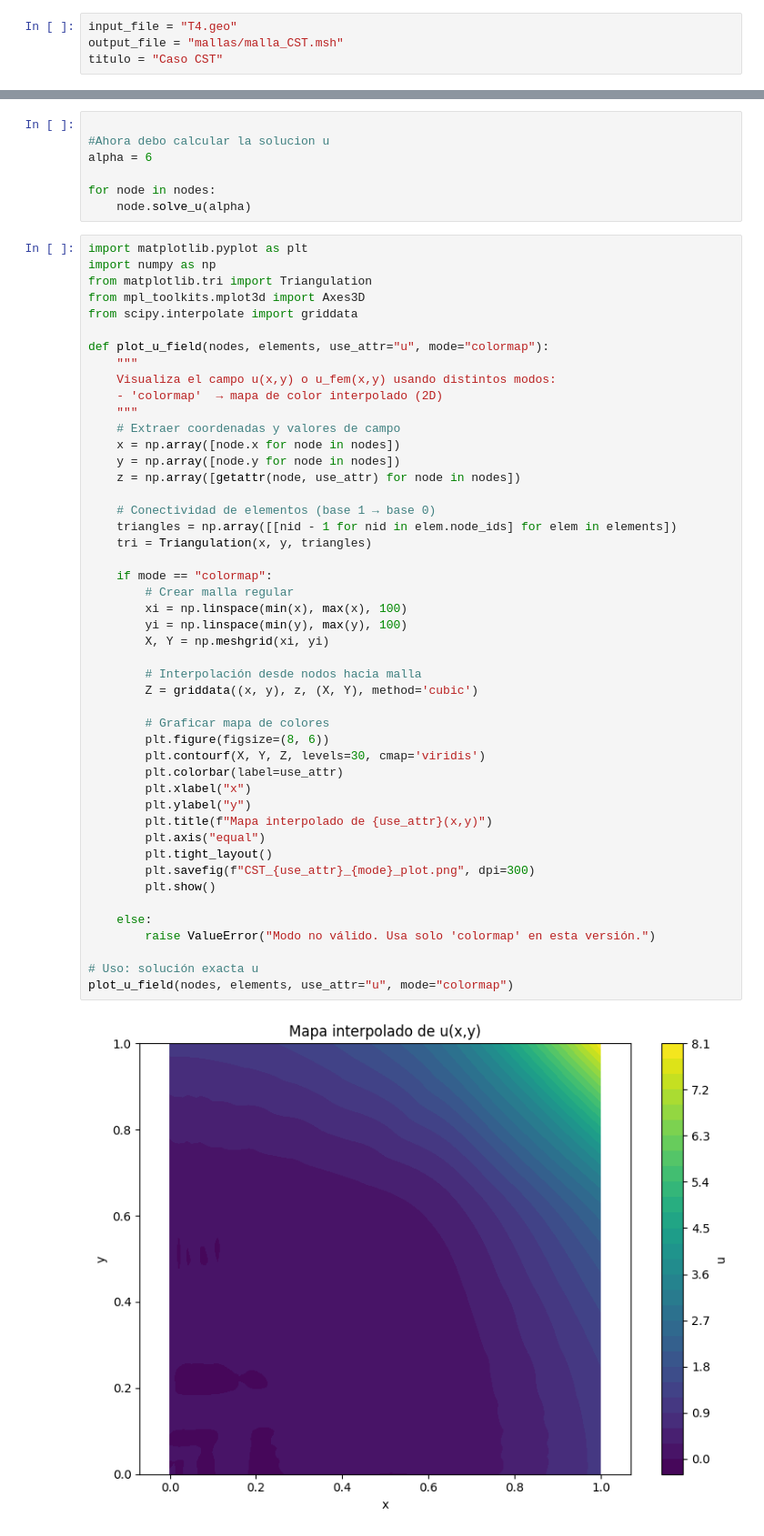
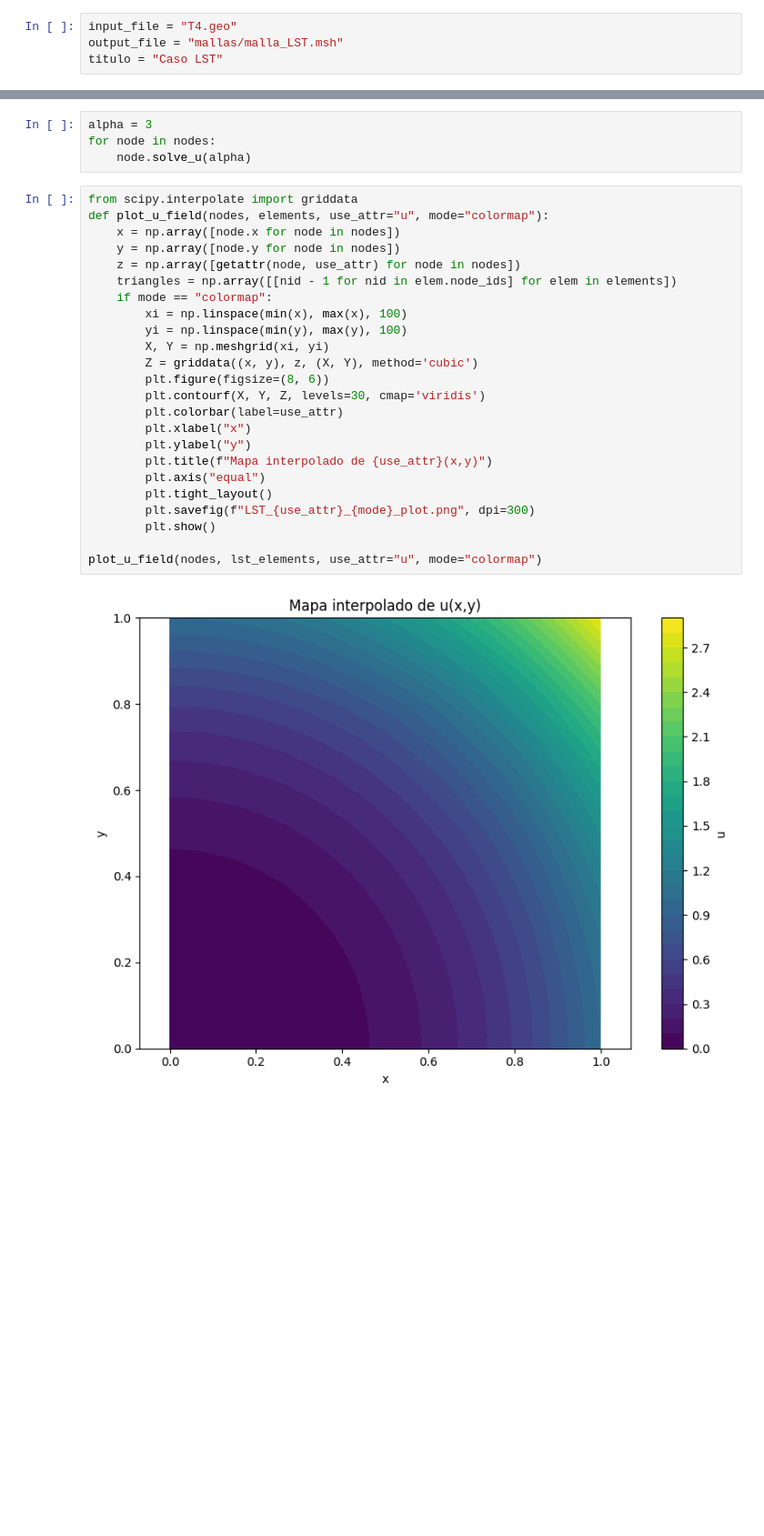
Before and after one commit to berckanala/01-Finite-Element, a Jupyter notebook: T4/LST/Final_HW.ipynb, the cells around one changed output, grey strips where cells are left out. Shown at 91% size. Saved outputs shown, nothing was run; the diff lists cells and outputs as text; blank space fills up the shorter version.

```diff
--- a/T4/LST/Final_HW.ipynb
+++ b/T4/LST/Final_HW.ipynb
@@ -16,5 +16,5 @@ from solve import Solve
 from functions import matrix_extract,  get_nodes_from_physical_id, get_line_load_global_vector, matrix_replace
 # %%
 input_file = "T4.geo"
-output_file = "mallas/malla_CST.msh"
-titulo = "Caso CST"
+output_file = "mallas/malla_LST.msh"
+titulo = "Caso LST"
@@ -51,56 +104,30 @@ for node in nodes:
 # %%
-
-#Ahora debo calcular la solucion u
-alpha = 6
-
+alpha = 3
 for node in nodes:
     node.solve_u(alpha)
 # %%
-import matplotlib.pyplot as plt
-import numpy as np
-from matplotlib.tri import Triangulation
-from mpl_toolkits.mplot3d import Axes3D
 from scipy.interpolate import griddata
-
 def plot_u_field(nodes, elements, use_attr="u", mode="colormap"):
-    """
-    Visualiza el campo u(x,y) o u_fem(x,y) usando distintos modos:
-    - 'colormap'  → mapa de color interpolado (2D)
-    """
-    # Extraer coordenadas y valores de campo
     x = np.array([node.x for node in nodes])
     y = np.array([node.y for node in nodes])
     z = np.array([getattr(node, use_attr) for node in nodes])
-
-    # Conectividad de elementos (base 1 → base 0)
     triangles = np.array([[nid - 1 for nid in elem.node_ids] for elem in elements])
-    tri = Triangulation(x, y, triangles)
-
     if mode == "colormap":
-        # Crear malla regular
         xi = np.linspace(min(x), max(x), 100)
         yi = np.linspace(min(y), max(y), 100)
         X, Y = np.meshgrid(xi, yi)
-
-        # Interpolación desde nodos hacia malla
         Z = griddata((x, y), z, (X, Y), method='cubic')
-
-        # Graficar mapa de colores
         plt.figure(figsize=(8, 6))
         plt.contourf(X, Y, Z, levels=30, cmap='viridis')
         plt.colorbar(label=use_attr)
         plt.xlabel("x")
         plt.ylabel("y")
         plt.title(f"Mapa interpolado de {use_attr}(x,y)")
         plt.axis("equal")
         plt.tight_layout()
-        plt.savefig(f"CST_{use_attr}_{mode}_plot.png", dpi=300)
+        plt.savefig(f"LST_{use_attr}_{mode}_plot.png", dpi=300)
         plt.show()
 
-    else:
-        raise ValueError("Modo no válido. Usa solo 'colormap' en esta versión.")
-
-# Uso: solución exacta u
-plot_u_field(nodes, elements, use_attr="u", mode="colormap")
+plot_u_field(nodes, lst_elements, use_attr="u", mode="colormap")
 # %% [output]
-[figure, old version]
+[figure, new version]
```
Also changed, not shown: parts of 9 cells of this notebook, 16 other files.
